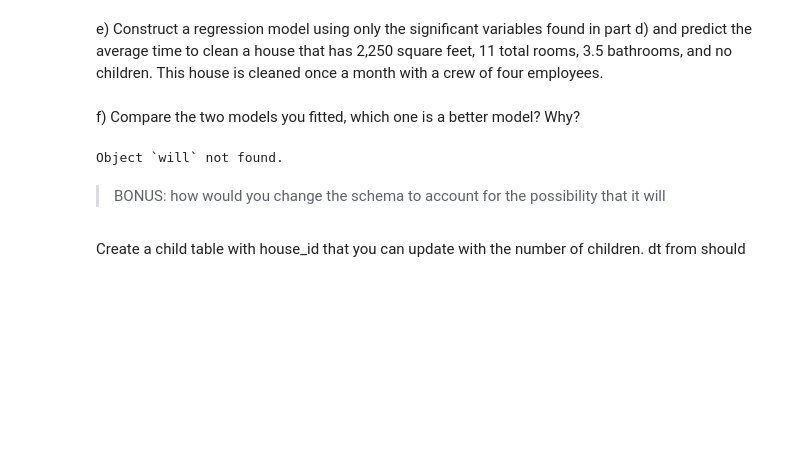
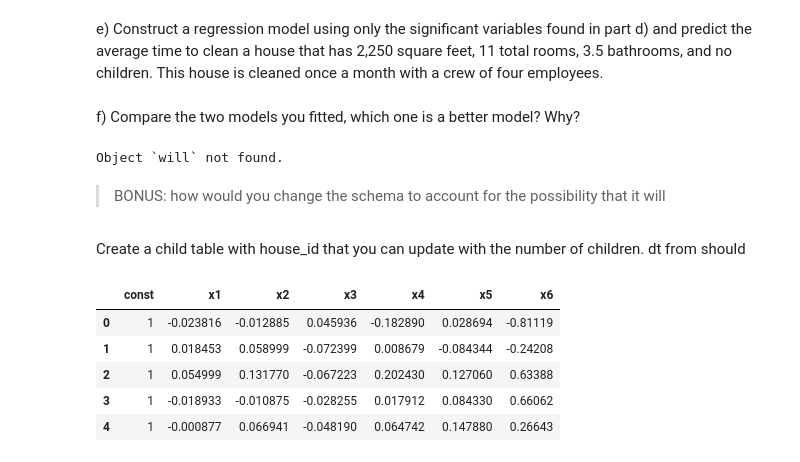
Before and after one commit to jonhilgart22/Galvanize-Statistics, a Jupyter notebook: week6/6-2_MultReg1/DSCI6002-6.2-Lab-Jonathan-Hilgart(Dasha).ipynb, the cells around one changed output. Drawn from its saved outputs; the diff is of its cells as text; code cells hidden in the pictures; blank space fills up the shorter version.

```diff
--- a/week6/6-2_MultReg1/DSCI6002-6.2-Lab-Jonathan-Hilgart(Dasha).ipynb
+++ b/week6/6-2_MultReg1/DSCI6002-6.2-Lab-Jonathan-Hilgart(Dasha).ipynb
@@ -403,3 +405,18 @@ Object `will` not found.
 >BONUS: how would you change the schema to account for the possibility that it will
 # %% [markdown]
  Create a child table with house_id that you can update with the number of children. dt from should
+# %%
+homer_df = pd.read_csv('https://s3-us-west-2.amazonaws.com/dsci/6002/data/homer.csv')
+# %%
+X1 = homer_df[['x1','x2','x3','x4','x5','x6']]
+X1 = sm.add_constant(X1)
+y1 = homer_df['y']
+
+X1.head()
+# %% [output]
+|  | const | x1 | x2 | x3 | x4 | x5 | x6 |
+| 0 | 1 | -0.023816 | -0.012885 | 0.045936 | -0.182890 | 0.028694 | -0.81119 |
+| 1 | 1 | 0.018453 | 0.058999 | -0.072399 | 0.008679 | -0.084344 | -0.24208 |
+| 2 | 1 | 0.054999 | 0.131770 | -0.067223 | 0.202430 | 0.127060 | 0.63388 |
+| 3 | 1 | -0.018933 | -0.010875 | -0.028255 | 0.017912 | 0.084330 | 0.66062 |
+| 4 | 1 | -0.000877 | 0.066941 | -0.048190 | 0.064742 | 0.147880 | 0.26643 |
```
Also changed, not shown: parts of 3 cells of this notebook, 6 other files.
